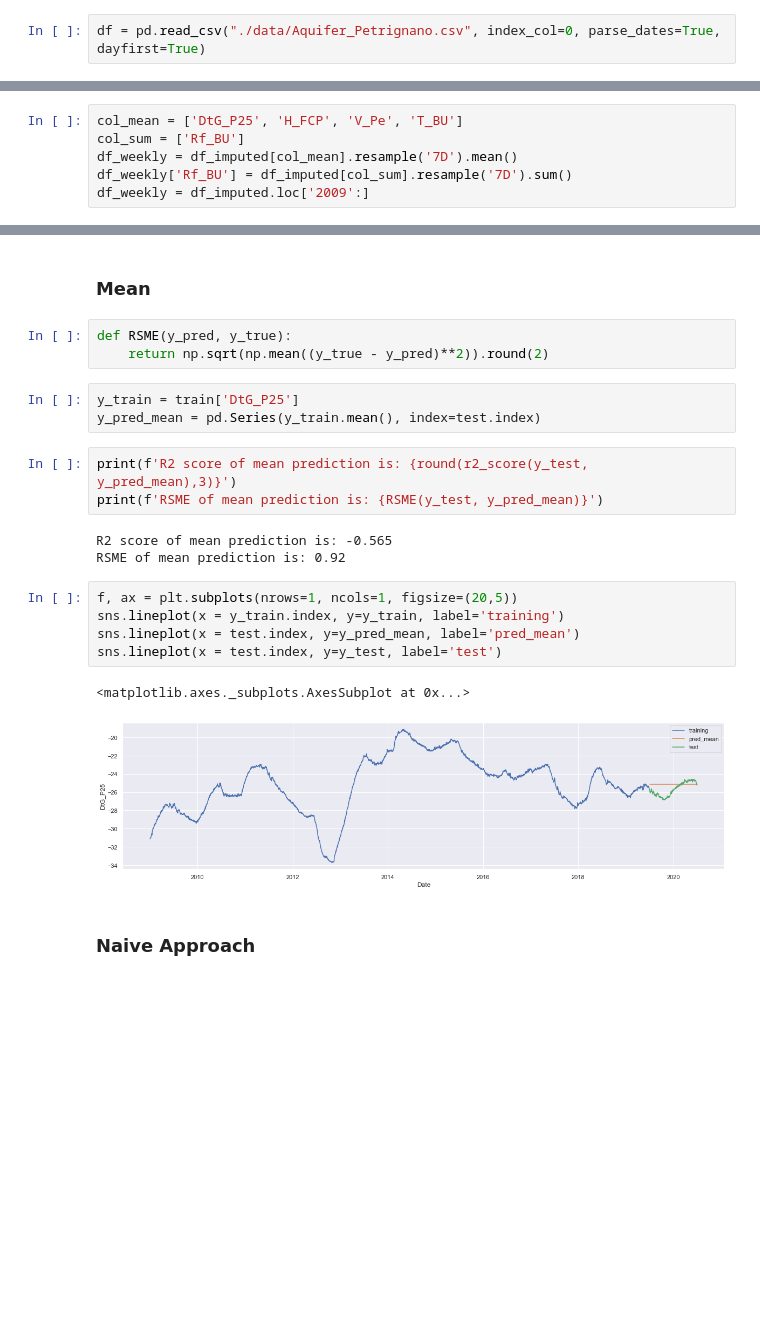
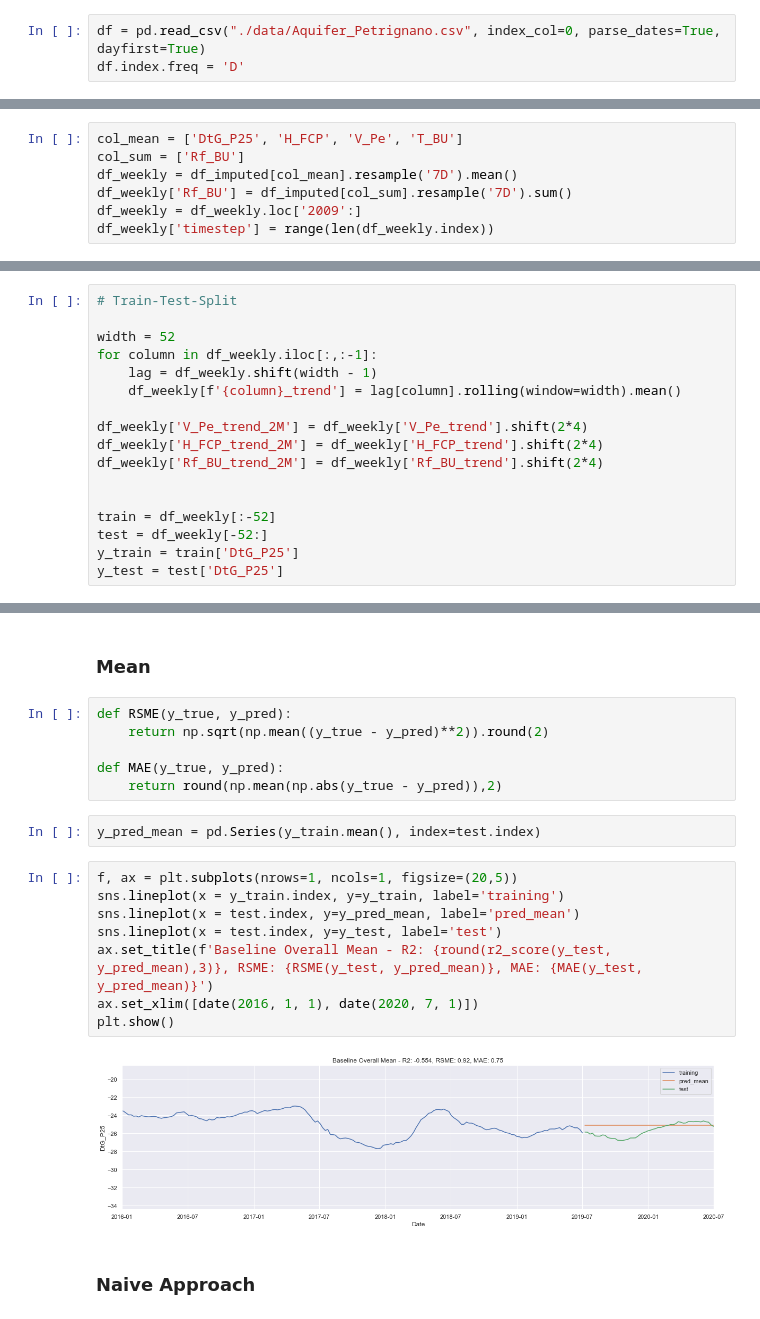
Before and after one commit to mfriebel/waterlevel_prediction, a Jupyter notebook: eda_Petrignano_2.ipynb, the cells around one changed output, grey strips where cells are left out. Saved outputs shown, nothing was run; the diff lists cells and outputs as text; blank space fills up the shorter version.

```diff
--- a/eda_Petrignano_2.ipynb
+++ b/eda_Petrignano_2.ipynb
@@ -33,6 +39,7 @@ def plot_time_series(dataframe, min_date, max_date, size):
     plt.show()
 # %%
 df = pd.read_csv("./data/Aquifer_Petrignano.csv", index_col=0, parse_dates=True, dayfirst=True)
+df.index.freq = 'D'
 # %%
 print(df.columns)
 columns = ['Rf_BU', 'DtG_P24', 'DtG_P25', 'T_BU', 'T_Pe', 'V_Pe', 'H_FCP']
@@ -190,7 +197,8 @@ col_mean = ['DtG_P25', 'H_FCP', 'V_Pe', 'T_BU']
 col_sum = ['Rf_BU']
 df_weekly = df_imputed[col_mean].resample('7D').mean()
 df_weekly['Rf_BU'] = df_imputed[col_sum].resample('7D').sum()
-df_weekly = df_imputed.loc['2009':]
+df_weekly = df_weekly.loc['2009':]
+df_weekly['timestep'] = range(len(df_weekly.index))
 # %% [markdown]
 ### Decompose features
 # %%
@@ -395,27 +402,42 @@ y_test = test['DtG_P25']
+# %%
+# Train-Test-Split
+
+width = 52
+for column in df_weekly.iloc[:,:-1]:
+    lag = df_weekly.shift(width - 1)
+    df_weekly[f'{column}_trend'] = lag[column].rolling(window=width).mean()
+
+df_weekly['V_Pe_trend_2M'] = df_weekly['V_Pe_trend'].shift(2*4)
+df_weekly['H_FCP_trend_2M'] = df_weekly['H_FCP_trend'].shift(2*4)
+df_weekly['Rf_BU_trend_2M'] = df_weekly['Rf_BU_trend'].shift(2*4)
+
+
+train = df_weekly[:-52]
+test = df_weekly[-52:]
+y_train = train['DtG_P25']
+y_test = test['DtG_P25']
 # %% [markdown]
 ## Baseline Model
 # %% [markdown]
 ### Mean
 # %%
-def RSME(y_pred, y_true):
+def RSME(y_true, y_pred):
     return np.sqrt(np.mean((y_true - y_pred)**2)).round(2)
+
+def MAE(y_true, y_pred):
+    return round(np.mean(np.abs(y_true - y_pred)),2)
 # %%
-y_train = train['DtG_P25']
 y_pred_mean = pd.Series(y_train.mean(), index=test.index)
-# %%
-print(f'R2 score of mean prediction is: {round(r2_score(y_test, y_pred_mean),3)}')
-print(f'RSME of mean prediction is: {RSME(y_test, y_pred_mean)}')
-# %% [output]
-R2 score of mean prediction is: -0.565
-RSME of mean prediction is: 0.92
 # %%
 f, ax = plt.subplots(nrows=1, ncols=1, figsize=(20,5))
 sns.lineplot(x = y_train.index, y=y_train, label='training')
 sns.lineplot(x = test.index, y=y_pred_mean, label='pred_mean')
 sns.lineplot(x = test.index, y=y_test, label='test')
+ax.set_title(f'Baseline Overall Mean - R2: {round(r2_score(y_test, y_pred_mean),3)}, RSME: {RSME(y_test, y_pred_mean)}, MAE: {MAE(y_test, y_pred_mean)}')
+ax.set_xlim([date(2016, 1, 1), date(2020, 7, 1)])
+plt.show()
 # %% [output]
-<matplotlib.axes._subplots.AxesSubplot at 0x...>
-[figure, old version]
+[figure, new version]
 # %% [markdown]
 ### Naive Approach
 # %%
```
Also changed, not shown: parts of 81 cells of this notebook.
